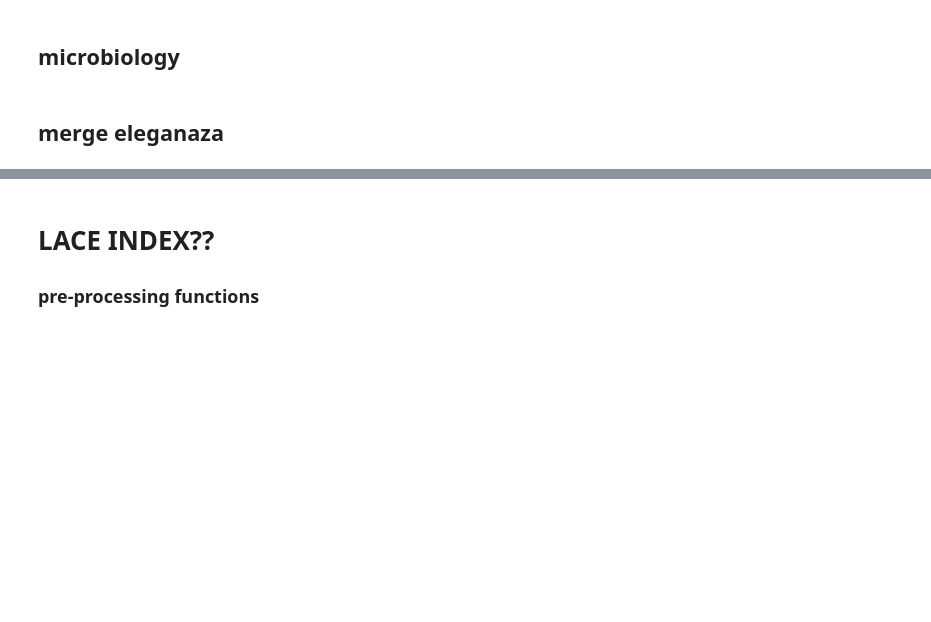
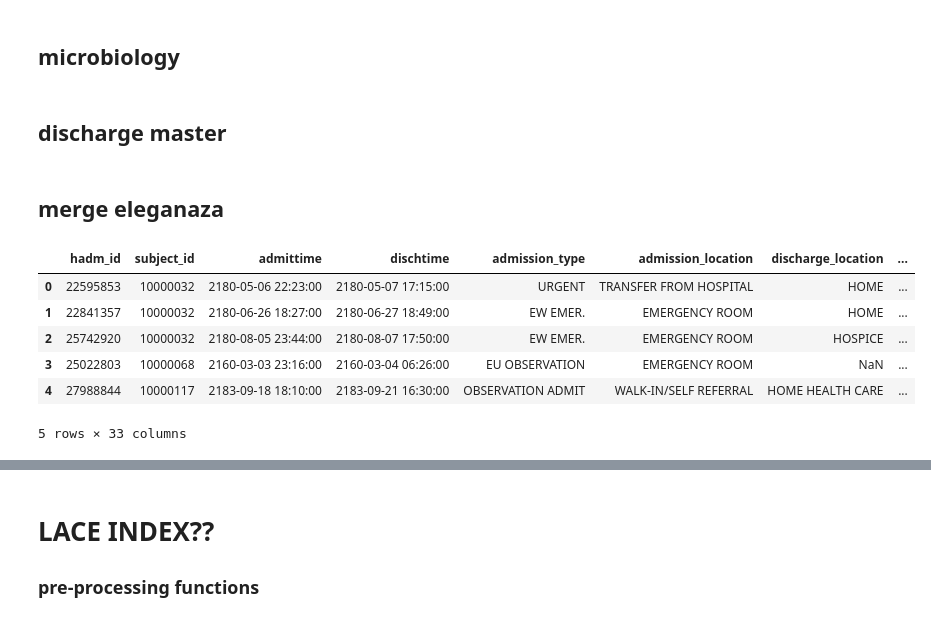
Before and after one commit to dev-caelo/cs224n-readmission-prediction, a Jupyter notebook: dataset/data_preprocessing.ipynb, the cells around one changed output, grey strips where cells are left out. Drawn from its saved outputs; the diff is of its cells as text; code cells hidden in the pictures; blank space fills up the shorter version.

```diff
--- a/dataset/data_preprocessing.ipynb
+++ b/dataset/data_preprocessing.ipynb
@@ -11,7 +11,7 @@ from sklearn.metrics import roc_curve, roc_auc_score, precision_recall_curve, av
 # %% [markdown]
 ## `admissions` table
 # %%
-admissions = pd.read_csv("../../original_data/admissions.csv", parse_dates=["admittime", "dischtime"])
+admissions = pd.read_csv("admissions.csv", parse_dates=["admittime", "dischtime"])
 
 # admissions = pdread_csv("//original_data/admissionscsv")
 
@@ -26,14 +26,14 @@ admissions = admissions.drop(columns=["deathtime", "hospital_expire_flag", "admi
 admissions = admissions.sort_values(by=["subject_id", "admittime"])
 
 # Compute time until net admission for each subject_id
-admissions["time_until_net_admission"] = admissions.groupby("subject_id")["admittime"].shift(-1) - admissions["dischtime"]
+admissions["time_until_next_admission"] = admissions.groupby("subject_id")["admittime"].shift(-1) - admissions["dischtime"]
 
 # Convert the result to days
-admissions["time_until_net_admission"] = admissions["time_until_net_admission"].dt.total_seconds() / (24 * 3600)
+admissions["time_until_next_admission"] = admissions["time_until_next_admission"].dt.total_seconds() / (24 * 3600)
 
-admissions["time_until_net_admission"] = admissions["time_until_net_admission"].round(0).astype("Int64")  # Keeps NaN as is
+admissions["time_until_next_admission"] = admissions["time_until_next_admission"].round(0).astype("Int64")  # Keeps NaN as is
 
-admissions["time_until_net_admission"] = admissions["time_until_net_admission"].apply(lambda x: "180+" if x > 180 else x)
+# admissions["time_until_next_admission"] = admissions["time_until_next_admission"].apply(lambda x: "180+" if x > 180 else x)
 
 
 # compute length of stay
@@ -79,9 +87,9 @@ admissions.set_index(["hadm_id"], inplace=True)
 # %% [markdown]
 ## diagnostic data
 # %%
-diagnoses_icd = pd.read_csv("../../original_data/diagnoses_icd.csv").drop("subject_id", axis=1) # remove subject id so that it doesn't overlap with the admissions
+diagnoses_icd = pd.read_csv("diagnoses_icd.csv").drop("subject_id", axis=1) # remove subject id so that it doesn't overlap with the admissions
 
-d_icd_diagnoses = pd.read_csv("../../original_data/d_icd_diagnoses.csv", index_col="icd_code")
+d_icd_diagnoses = pd.read_csv("d_icd_diagnoses.csv", index_col="icd_code")
 
 diagnoses = diagnoses_icd.merge(d_icd_diagnoses, how='left', on=["icd_code", "icd_version"])
 
@@ -95,9 +103,9 @@ diagnoses = diagnoses.groupby('hadm_id').agg(lambda x: x.tolist())
 # %% [markdown]
 ## procedures data
 # %%
-procedures_icd = pd.read_csv("../../original_data/procedures_icd.csv").drop("subject_id", axis=1)
+procedures_icd = pd.read_csv("procedures_icd.csv").drop("subject_id", axis=1)
 
-d_icd_procedures = pd.read_csv("../../original_data/d_icd_procedures.csv")
+d_icd_procedures = pd.read_csv("d_icd_procedures.csv")
 
 procedures = procedures_icd.merge(d_icd_procedures, how='left', on=["icd_code", "icd_version"])
 
@@ -116,6 +124,8 @@ microbiology = pd.read_csv("../../original_data/microbiologyevents.csv")
 microbiology = microbiology.drop(["subject_id", "order_provider_id"], axis=1)
 
 microbiology = microbiology.dropna(subset=['hadm_id'])
+# %% [markdown]
+## discharge master
 # %% [markdown]
 ## merge eleganaza
 # %%
@@ -124,0 +135,23 @@ master_df.to_csv("../../processed_data/master_df.csv")
+# %%
+# discharge_master = pd.read_csv("discharge_master.csv")
+
+# discharge_columns = set(discharge_master.columns)
+# master_columns = set(master_df.columns)
+
+# intersection = list(discharge_columns.intersection(master_columns))
+
+discharge_master = discharge_master.drop(columns=intersection)
+
+master_df = master_df.merge(discharge_master, how="left", on="hadm_id")
+
+master_df.to_csv("new_discharge_master.csv")
+
+master_df.head()
+# %% [output]
+|  | hadm_id | subject_id | admittime | dischtime | admission_type | admission_location | discharge_location | ... |
+| 0 | 22595853 | 10000032 | 2180-05-06 22:23:00 | 2180-05-07 17:15:00 | URGENT | TRANSFER FROM HOSPITAL | HOME | ... |
+| 1 | 22841357 | 10000032 | 2180-06-26 18:27:00 | 2180-06-27 18:49:00 | EW EMER. | EMERGENCY ROOM | HOME | ... |
+| 2 | 25742920 | 10000032 | 2180-08-05 23:44:00 | 2180-08-07 17:50:00 | EW EMER. | EMERGENCY ROOM | HOSPICE | ... |
+| 3 | 25022803 | 10000068 | 2160-03-03 23:16:00 | 2160-03-04 06:26:00 | EU OBSERVATION | EMERGENCY ROOM | NaN | ... |
+| 4 | 27988844 | 10000117 | 2183-09-18 18:10:00 | 2183-09-21 16:30:00 | OBSERVATION ADMIT | WALK-IN/SELF REFERRAL | HOME HEALTH CARE | ... |
+5 rows × 33 columns
```
Also changed, not shown: parts of 7 cells of this notebook, 17 other files.
